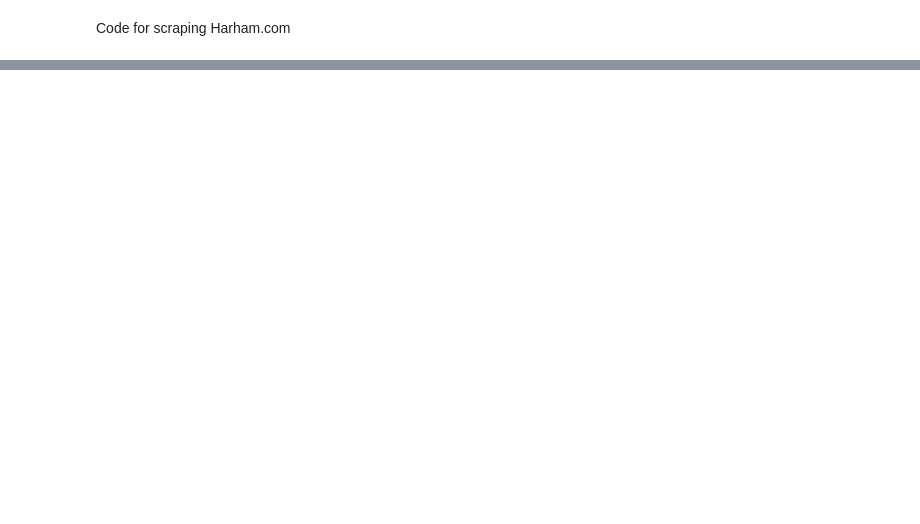
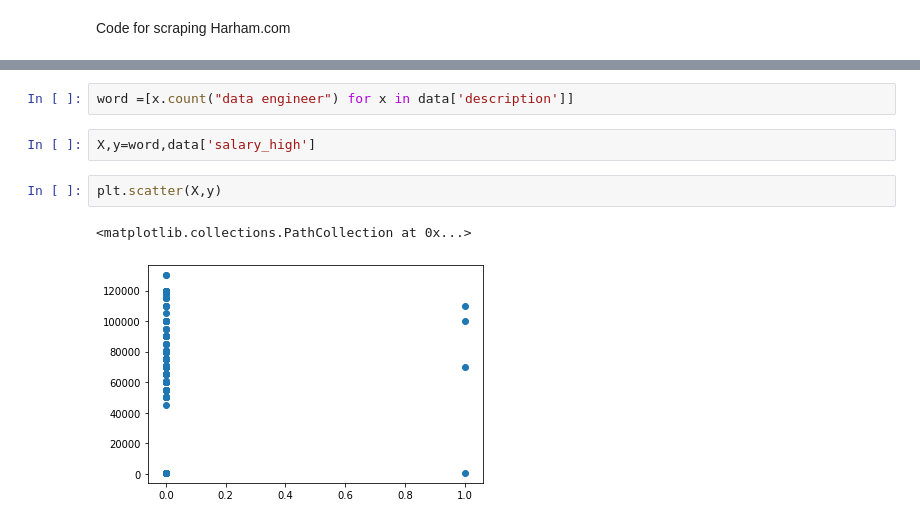
Before and after one commit to jamobe/DataScienceJobs, a Jupyter notebook: notebooks/web-scraping_harnham.ipynb, the cells around one changed output, grey strips where cells are left out. Saved outputs shown, nothing was run; the diff lists cells and outputs as text; blank space fills up the shorter version.

```diff
--- a/notebooks/web-scraping_harnham.ipynb
+++ b/notebooks/web-scraping_harnham.ipynb
@@ -84,0 +310,9 @@ info.shape
+# %%
+word =[x.count("data engineer") for x in data['description']]
+# %%
+X,y=word,data['salary_high']
+# %%
+plt.scatter(X,y)
+# %% [output]
+<matplotlib.collections.PathCollection at 0x...>
+[figure, added]
```
Also changed, not shown: parts of 22 cells of this notebook, 1 other file.
